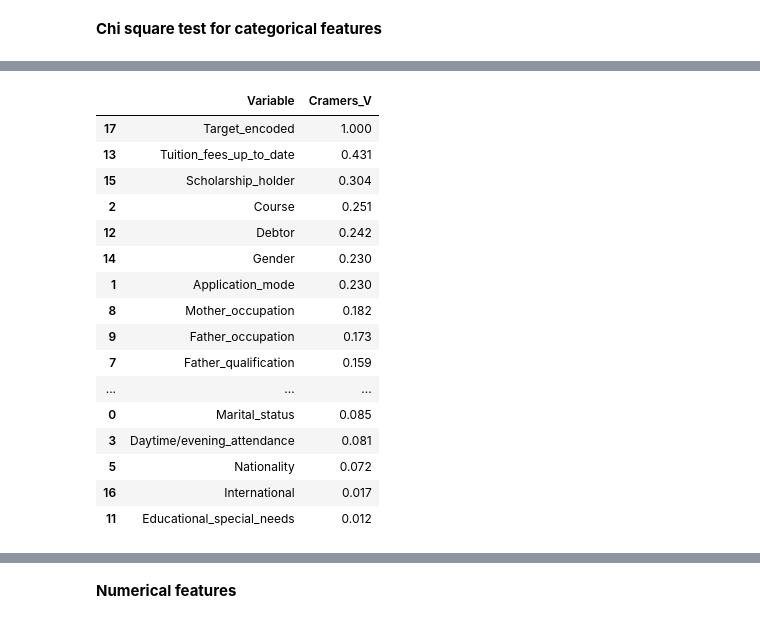
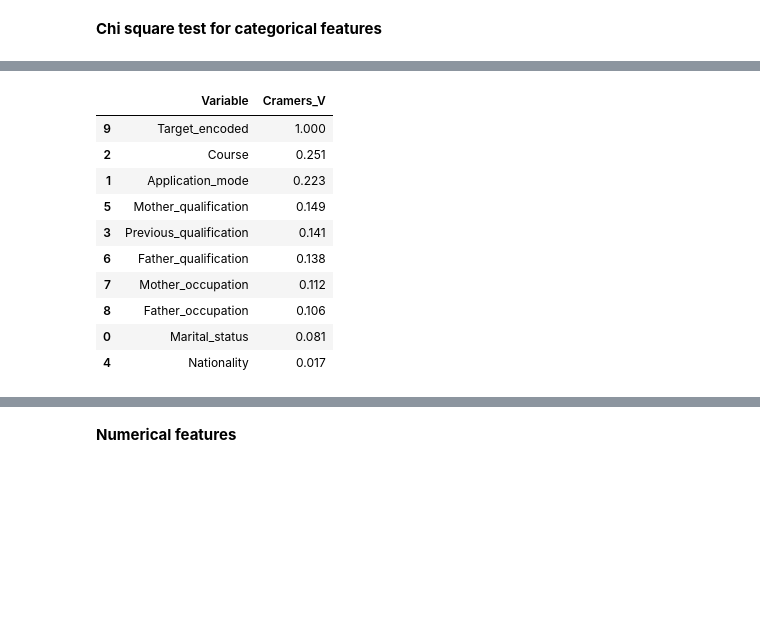
Before and after one commit to martiFabia/DMML_project, a Jupyter notebook: notebook/eda.ipynb, the cells around one changed output, grey strips where cells are left out. Cells and saved outputs as stored; diff of their text form; code cells hidden in the pictures; blank space fills up the shorter version.

```diff
--- a/notebook/eda.ipynb
+++ b/notebook/eda.ipynb
@@ -558,0 +549,35 @@ KeyError: "None of [Index(['Target'], dtype='object')] are in the [columns]"
+# %%
+
+
+# ------------------------------------------------------------------
+# 1) Choose the frequency threshold
+# ------------------------------------------------------------------
+THRESH = 0.01          # 1 %; change to 0.005 (=0.5 %) or whatever you need
+
+# ------------------------------------------------------------------
+# 2) Identify categorical columns  (object or category dtype)
+# ------------------------------------------------------------------
+cat_cols = df.select_dtypes(include=["object", "category"]).columns
+
+# ------------------------------------------------------------------
+# 3) Build a report of low-frequency levels for each column
+# ------------------------------------------------------------------
+low_freq_report = []
+
+for col in cat_cols:
+    freqs = df[col].value_counts(normalize=True, dropna=False)
+    rare  = freqs[freqs < THRESH]                      # keep only rare levels
+    if not rare.empty:
+        for category, share in rare.items():
+            low_freq_report.append({
+                "feature"   : col,
+                "category"  : category,
+                "share_pct" : f"{share*100:.2f} %",
+                "count"     : int(share * len(df))
+            })
+
+low_freq_df = pd.DataFrame(low_freq_report)            \
+                 .sort_values(["feature", "share_pct"])
+
+print(low_freq_df)      # or display the whole DataFrame
+#low_freq_df.to_csv('low_freq_df.csv', index=False)
@@ -559,6 +673,6 @@ KeyError: "None of [Index(['Target'], dtype='object')] are in the [columns]"
 # %% [markdown]
 **Chi square test for categorical features**
 # %%
-cats = df.select_dtypes(include=['category']).columns.tolist()
+cats = df.select_dtypes(include=['category', 'int32']).columns.tolist()
 print(cats)
 # %% [output]
@@ -602,45 +710,37 @@ chi2_result
 # %%
 #stud_selected = df.drop(['Nationality', 'International', 'Educational_special_needs'], axis = 1)
 # %%
-cats = df.select_dtypes(include=['category']).columns.tolist()
-
 # Funzione per calcolare Cramér's V
 def cramers_v(x, y):
     confusion_matrix = pd.crosstab(x, y)
     chi2 = chi2_contingency(confusion_matrix)[0]
     n = confusion_matrix.sum().sum()
     r, k = confusion_matrix.shape
     return np.sqrt(chi2 / (n * (min(k - 1, r - 1))))
 
 # Calcolo Cramér's V solo per queste
 cramers_v_values = []
 for var in cats:
     v = cramers_v(df[var], df['Target_encoded'])
     cramers_v_values.append(round(v, 3))
 
 # Risultato finale
 cramers_df = pd.DataFrame({
     'Variable': cats,
     'Cramers_V': cramers_v_values
 }).sort_values('Cramers_V', ascending=False)
 
 cramers_df
 # %% [output]
 |  | Variable | Cramers_V |
-| 17 | Target_encoded | 1.000 |
-| 13 | Tuition_fees_up_to_date | 0.431 |
-| 15 | Scholarship_holder | 0.304 |
+| 9 | Target_encoded | 1.000 |
 | 2 | Course | 0.251 |
-| 12 | Debtor | 0.242 |
-| 14 | Gender | 0.230 |
-| 1 | Application_mode | 0.230 |
-| 8 | Mother_occupation | 0.182 |
-| 9 | Father_occupation | 0.173 |
-| 7 | Father_qualification | 0.159 |
-| ... | ... | ... |
-| 0 | Marital_status | 0.085 |
-| 3 | Daytime/evening_attendance | 0.081 |
-| 5 | Nationality | 0.072 |
-| 16 | International | 0.017 |
-| 11 | Educational_special_needs | 0.012 |
+| 1 | Application_mode | 0.223 |
+| 5 | Mother_qualification | 0.149 |
+| 3 | Previous_qualification | 0.141 |
+| 6 | Father_qualification | 0.138 |
+| 7 | Mother_occupation | 0.112 |
+| 8 | Father_occupation | 0.106 |
+| 0 | Marital_status | 0.081 |
+| 4 | Nationality | 0.017 |
 # %%
```
Also changed, not shown: parts of 20 cells of this notebook, 4 other files.
